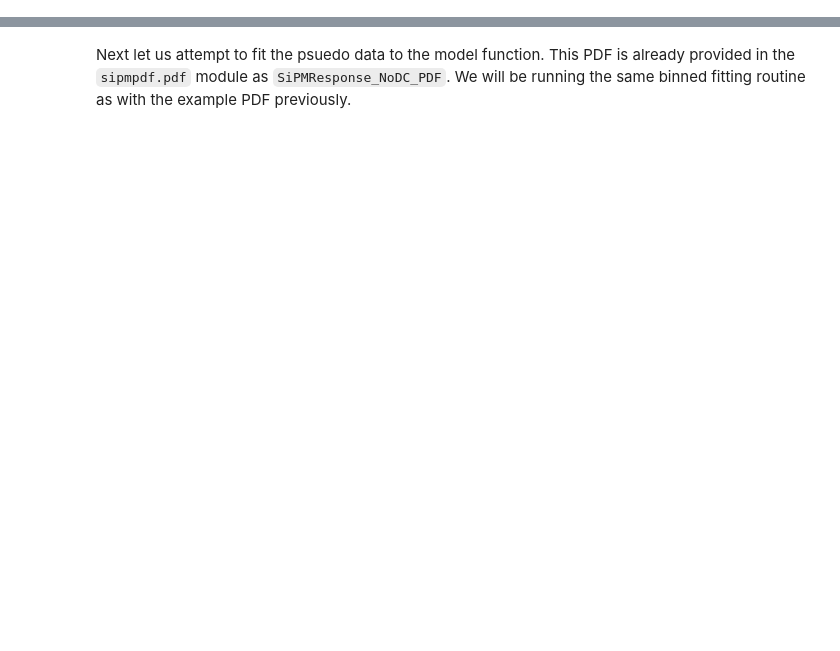
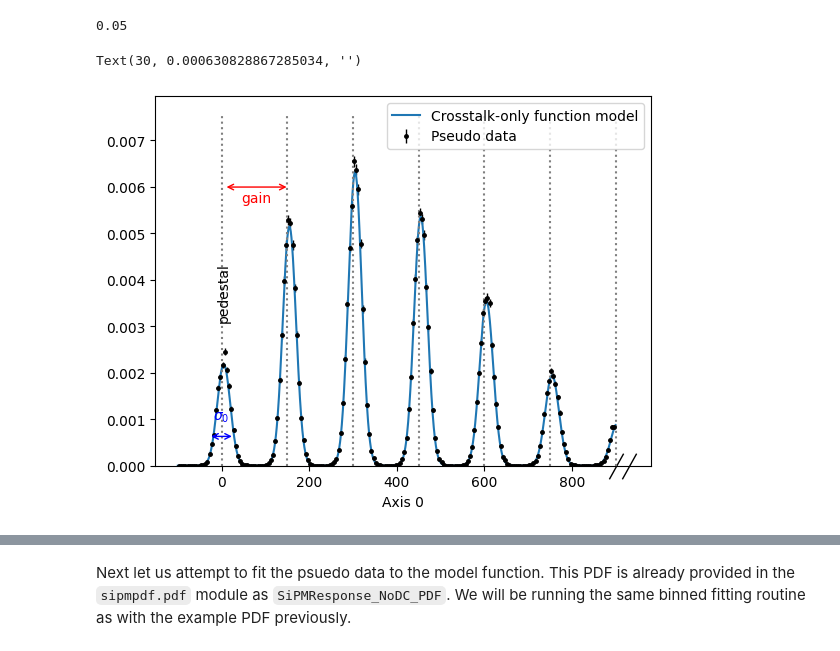
Before and after one commit to UMDCMS/sipmpdf, a Jupyter notebook: docs/sipm_functions.ipynb, the cells around one changed output, grey strips where cells are left out. Cells and saved outputs as stored; diff of their text form; code cells hidden in the pictures; blank space fills up the shorter version.

```diff
--- a/docs/sipm_functions.ipynb
+++ b/docs/sipm_functions.ipynb
@@ -421,0 +141,60 @@ Text(0, 0.5, 'Number of events')
+# %%
+# Generated psuedo data
+h = hist.Hist(hist.axis.Regular(200, -100, 900))
+response = sipmpdf.generate.generate_response_no_dark_no_ap(
+    size=N_Events,
+    pedestal=pedestal_t,
+    gain=gain_t,
+    common_noise=common_noise_t,
+    pixel_noise=pixel_noise_t,
+    poisson_mean=poisson_mean_t,
+    poisson_borel=poisson_borel_t,
+    rng=rng,
+)
+h.fill(response)
+mplhep.histplot(
+    h, density=True, label="Pseudo data", histtype="errorbar", color="k", markersize=5
+)
+
+x = np.linspace(-100, 900, 2000)
+y = sipmpdf.functions.sipm_response_no_dark_no_ap(
+    x,
+    pedestal=pedestal_t,
+    gain=gain_t,
+    common_noise=common_noise_t,
+    pixel_noise=pixel_noise_t,
+    poisson_mean=poisson_mean_t,
+    poisson_borel=poisson_borel_t,
+)
+plt.plot(x, y, label=f"Crosstalk-only function model")
+
+
+ymax = np.max(y)
+plt.legend()
+plt.vlines(
+    gain_t * np.arange(7),
+    ymin=0,
+    ymax=np.max(y) * 1.2,
+    color="gray",
+    linestyles="dotted",
+)
+plt.annotate("pedestal", [pedestal_t, ymax * 0.5], rotation=90, ha="center")
+plt.annotate("gain", [pedestal_t + gain_t / 2, ymax * 0.9], ha="center", color="red")
+plt.annotate(
+    "",
+    xy=(pedestal_t, ymax * 0.95),
+    xytext=(pedestal_t + gain_t, ymax * 0.95),
+    arrowprops=dict(arrowstyle="<->", color="red"),
+)
+
+plt.annotate("$\sigma_0$", [0, 0.001], ha="center", color="blue")
+plt.annotate(
+    "",
+    xy=(-30, ymax * 0.1),
+    xytext=(30, ymax * 0.1),
+    arrowprops=dict(arrowstyle="<->", color="blue"),
+)
+# %% [output]
+0.05
+Text(30, 0.000630828867285034, '')
+[figure, added]
```
Also changed, not shown: parts of 53 cells of this notebook, 7 other files.
